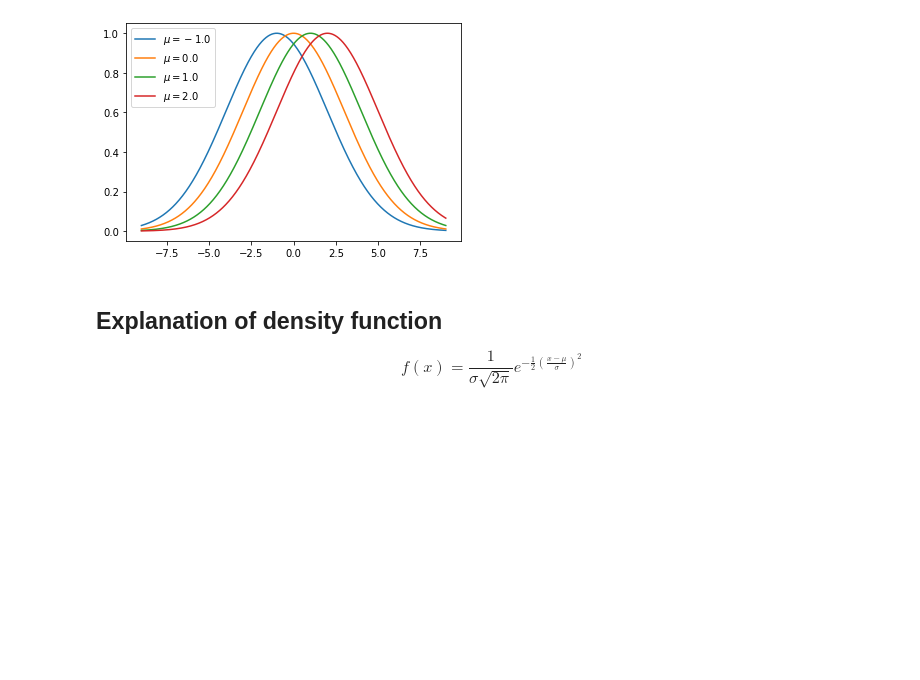
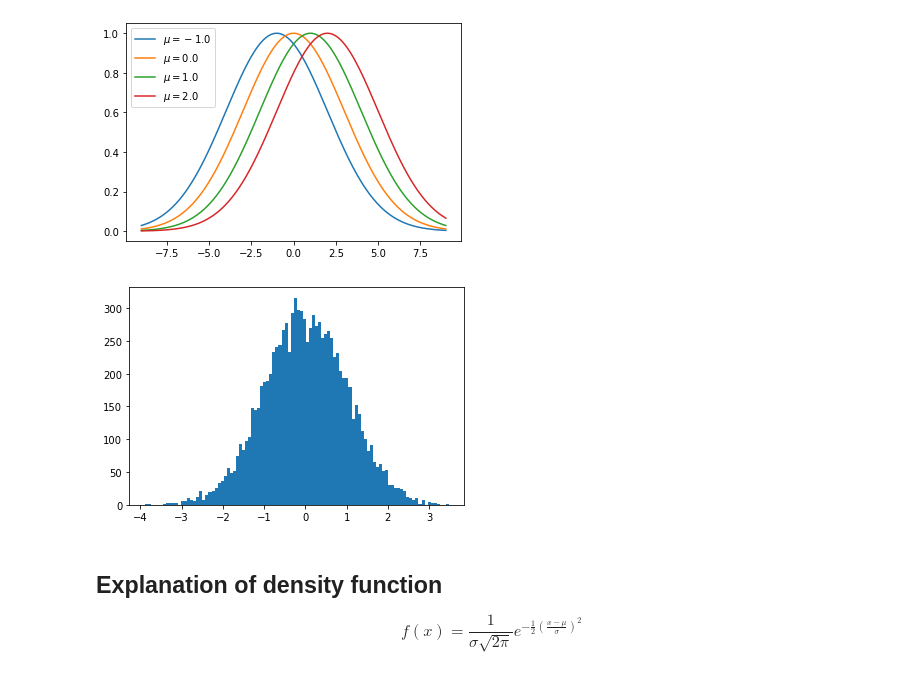
Before and after one commit to kiehozero/atu-fundda2022, a Jupyter notebook: practicals/00-normal-distribution.ipynb, the cells around one changed output. Saved outputs shown, nothing was run; the diff lists cells and outputs as text; code cells hidden in the pictures; blank space fills up the shorter version.

```diff
--- a/practicals/00-normal-distribution.ipynb
+++ b/practicals/00-normal-distribution.ipynb
@@ -54,6 +54,21 @@ for mu in [-1.0, 0.0, 1.0, 2.0]:
 plt.legend();
 # %% [output]
 [figure]
+# %%
+# another of Ian's examples
+
+rng = np.random.default_rng(0)
+samples = rng.standard_normal(10000)
+# the numbers generated will be written using exponential notation, which means that if the last digit is a -01
+# then you move the decimal place 1 digit to the left, and if it's +00 then it stays where it is.
+# i.e 9.9900969e-01 becomes 0.9900969.
+
+fig, ax = plt.subplots()
+# you can use the bins parameter to further segment the number of bars that are displayed
+ax.hist(samples, bins=100)
+plt.show()
+# %% [output]
+[figure, added]
 # %% [markdown]
 ## Explanation of density function
 
```
Also changed, not shown: parts of 1 cell of this notebook, 1 other file.
